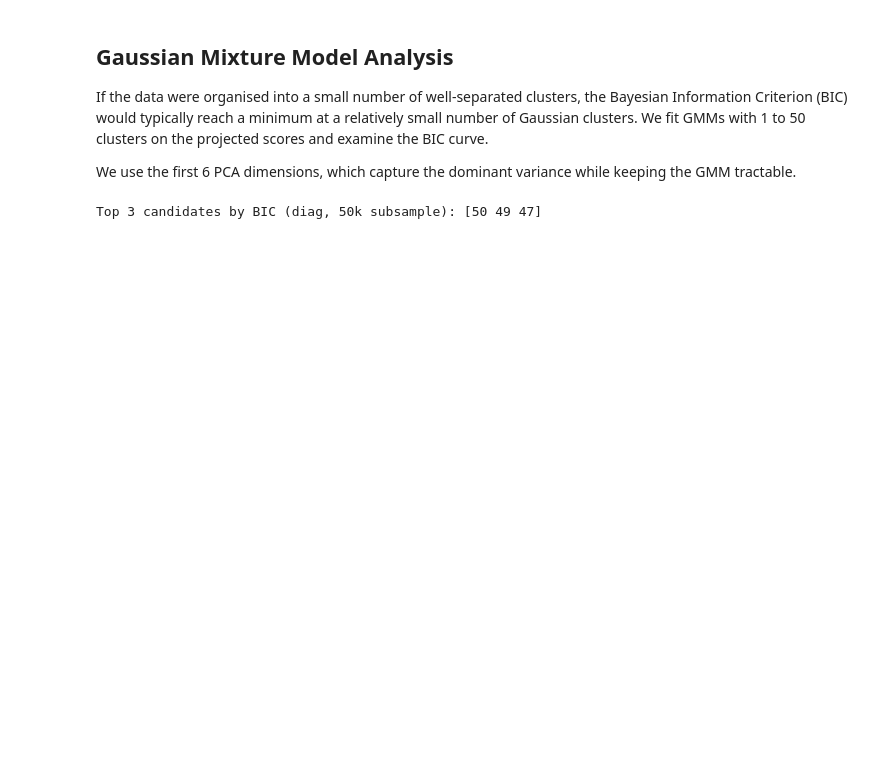
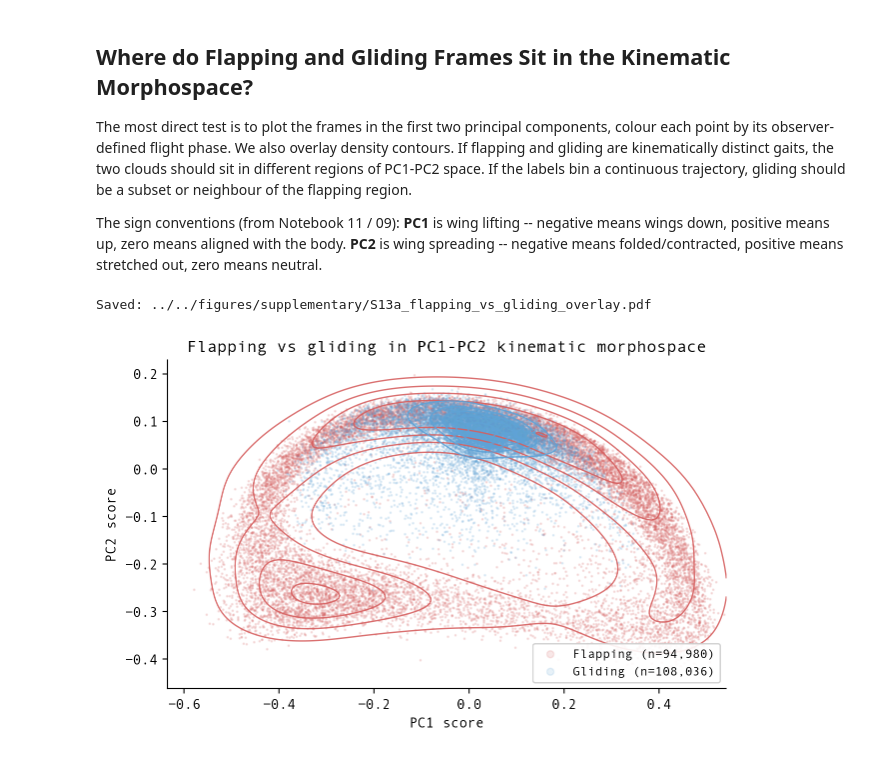
Before and after one commit to LydiaFrance/kinematic-morphospace, a Jupyter notebook: examples/hawks/12_FlightBehaviourContinuum.ipynb, the cells around one changed output. Saved outputs shown, nothing was run; the diff lists cells and outputs as text; code cells hidden in the pictures; blank space fills up the shorter version.

```diff
--- a/examples/hawks/12_FlightBehaviourContinuum.ipynb
+++ b/examples/hawks/12_FlightBehaviourContinuum.ipynb
@@ -65,27 +127,34 @@ Modes: 12
 # %% [markdown]
-## Gaussian Mixture Model Analysis
+<a id="overlay"></a>
+## Where do Flapping and Gliding Frames Sit in the Kinematic Morphospace?
 
-If the data were organised into a small number of well-separated clusters, the Bayesian Information Criterion (BIC) would typically reach a minimum at a relatively small number of Gaussian clusters. We fit GMMs with 1 to 50 clusters on the projected scores and examine the BIC curve.
+The most direct test is to plot the frames in the first two principal components, colour each point by its observer-defined flight phase. We also overlay density contours. If flapping and gliding are kinematically distinct gaits, the two clouds should sit in different regions of PC1-PC2 space. If the labels bin a continuous trajectory, gliding should be a subset or neighbour of the flapping region.
 
-We use the first 6 PCA dimensions, which capture the dominant variance while keeping the GMM tractable.
+The sign conventions (from Notebook 11 / 09): **PC1** is wing lifting -- negative means wings down, positive means up, zero means aligned with the body. **PC2** is wing spreading -- negative means folded/contracted, positive means stretched out, zero means neutral.
 # %%
-# Stage 1: Fast diagonal-covariance sweep on a 50k subsample to find BIC minimum
-n_dims = 6
-rng = np.random.default_rng(42)
-idx = rng.choice(scores.shape[0], min(50_000, scores.shape[0]), replace=False)
-scores_sub = scores[idx, :n_dims]
+# --- Headline figure: PC1 vs PC2 overlay with flapping/gliding KDE contours ---
+rng = ensure_rng(CONFIG["rng_seed"])
+n_each = CONFIG["plot_subsample"] // 2
 
-bic_sweep = []
-for k in range(1, 51):
-    gmm = GaussianMixture(
-        n_components=k, covariance_type="diag",
-        n_init=3, max_iter=300, random_state=42, tol=1e-3
-    )
-    gmm.fit(scores_sub)
-    bic_sweep.append(gmm.bic(scores_sub))
+# Subsample frame indices for each flight phase (for plotting density)
+flap_idx  = rng.choice(np.flatnonzero(is_flapping),   size=min(n_each, int(is_flapping.sum())),   replace=False)
+glide_idx = rng.choice(np.flatnonzero(is_gliding),    size=min(n_each, int(is_gliding.sum())),    replace=False)
+trans_idx = rng.choice(np.flatnonzero(is_transition), size=min(n_each, int(is_transition.sum())), replace=False)
 
-best_candidates = np.argsort(bic_sweep)[:3] + 1
-print(f"Top 3 candidates by BIC (diag, 50k subsample): {best_candidates}")
+# Smaller paired-sample subsets for KDE contours (KDE is O(n^2))
+kde_n = 5000
+flap_kde_idx  = rng.choice(flap_idx,  size=min(kde_n, len(flap_idx)),  replace=False)
+glide_kde_idx = rng.choice(glide_idx, size=min(kde_n, len(glide_idx)), replace=False)
+
+fig = plot_flight_phase_overlay(
+    scores, flap_idx, glide_idx, flap_kde_idx, glide_kde_idx,
+    colours=CONFIG["colours"],
+    flap_label=f"Flapping (n={is_flapping.sum():,})",
+    glide_label=f"Gliding (n={is_gliding.sum():,})",
+)
+save_figure(fig, CONFIG["fig_dir"] / "S13a_flapping_vs_gliding_overlay.pdf", rasterize=True)
+plt.show()
 # %% [output]
-Top 3 candidates by BIC (diag, 50k subsample): [50 49 47]
+Saved: ../../figures/supplementary/S13a_flapping_vs_gliding_overlay.pdf
+[figure, added]
 # %%
```
Also changed, not shown: parts of 26 cells of this notebook.
